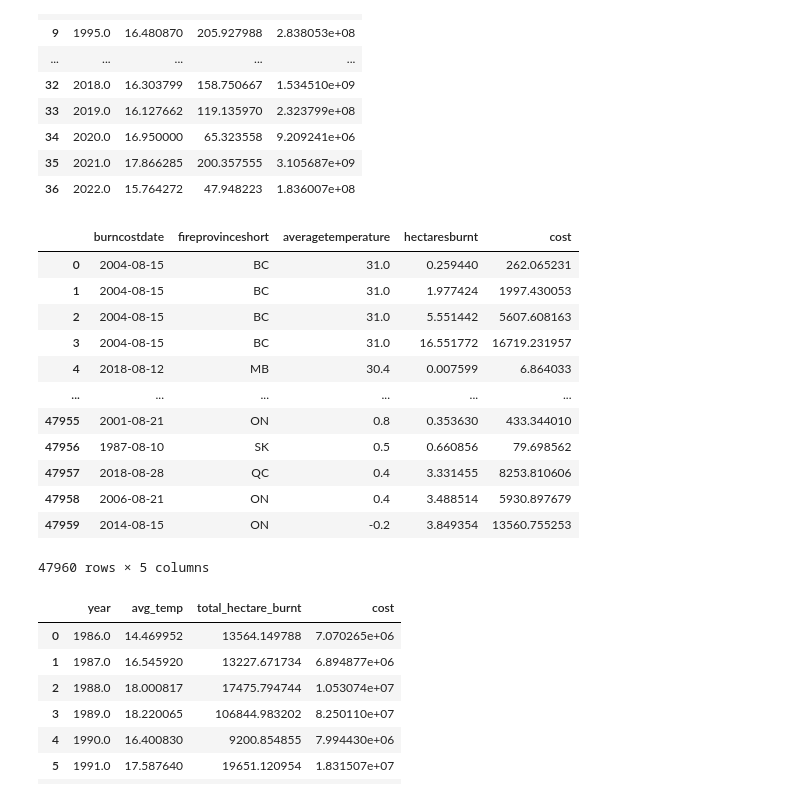
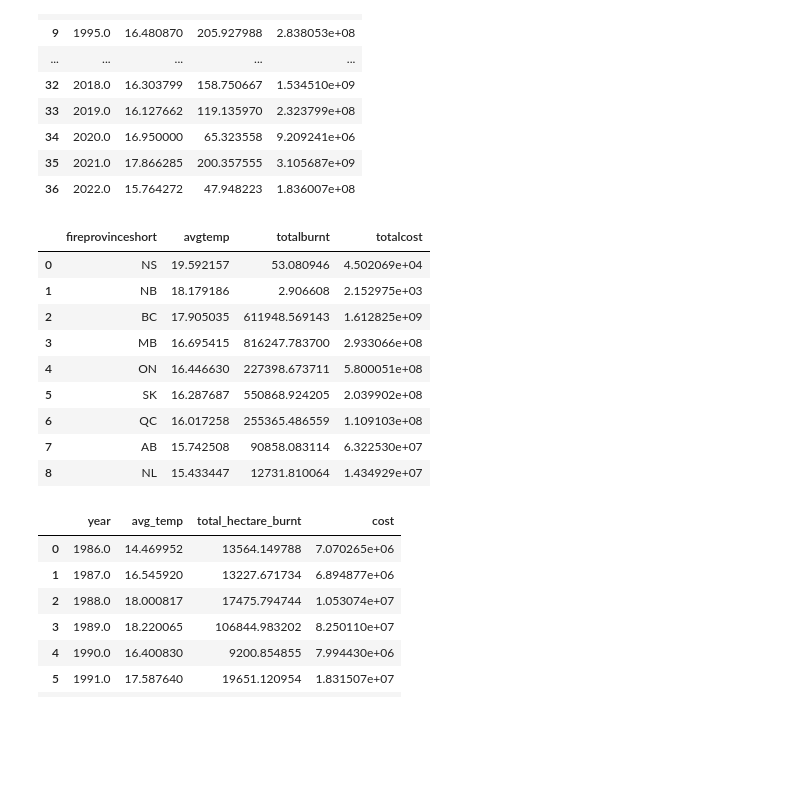
Before and after one commit to jkszan/Data-Science-Term-Project, a Jupyter notebook: OLAP-Dashboard/olap.ipynb, the cells around one changed output. Saved outputs shown, nothing was run; the diff lists cells and outputs as text; code cells hidden in the pictures; blank space fills up the shorter version.

```diff
--- a/OLAP-Dashboard/olap.ipynb
+++ b/OLAP-Dashboard/olap.ipynb
@@ -227,26 +227,23 @@ data
 | 35 | 2021.0 | 17.866285 | 200.357555 | 3.105687e+09 |
 | 36 | 2022.0 | 15.764272 | 47.948223 | 1.836007e+08 |
 # %%
-comb3_query = f"""SELECT burncostdate,fireprovinceshort,averagetemperature,hectaresburnt,cost FROM dailyburncost \
-    WHERE averagetemperature IS NOT NULL AND EXTRACT(MONTH FROM burncostdate)=8 ORDER BY averagetemperature DESC"""
+comb3_query = f"""SELECT fireprovinceshort, AVG(averagetemperature) as avgtemp ,SUM(hectaresburnt) as totalburnt,SUM(cost) as totalcost FROM dailyburncost \
+    WHERE EXTRACT(MONTH FROM burncostdate)=8 GROUP BY fireprovinceshort ORDER BY avgtemp DESC"""
 
 
 data = sqlio.read_sql_query(comb3_query,con=connection)
 data
 # %% [output]
-|  | burncostdate | fireprovinceshort | averagetemperature | hectaresburnt | cost |
-| 0 | 2004-08-15 | BC | 31.0 | 0.259440 | 262.065231 |
-| 1 | 2004-08-15 | BC | 31.0 | 1.977424 | 1997.430053 |
-| 2 | 2004-08-15 | BC | 31.0 | 5.551442 | 5607.608163 |
-| 3 | 2004-08-15 | BC | 31.0 | 16.551772 | 16719.231957 |
-| 4 | 2018-08-12 | MB | 30.4 | 0.007599 | 6.864033 |
-| ... | ... | ... | ... | ... | ... |
-| 47955 | 2001-08-21 | ON | 0.8 | 0.353630 | 433.344010 |
-| 47956 | 1987-08-10 | SK | 0.5 | 0.660856 | 79.698562 |
-| 47957 | 2018-08-28 | QC | 0.4 | 3.331455 | 8253.810606 |
-| 47958 | 2006-08-21 | ON | 0.4 | 3.488514 | 5930.897679 |
-| 47959 | 2014-08-15 | ON | -0.2 | 3.849354 | 13560.755253 |
+|  | fireprovinceshort | avgtemp | totalburnt | totalcost |
+| 0 | NS | 19.592157 | 53.080946 | 4.502069e+04 |
+| 1 | NB | 18.179186 | 2.906608 | 2.152975e+03 |
+| 2 | BC | 17.905035 | 611948.569143 | 1.612825e+09 |
+| 3 | MB | 16.695415 | 816247.783700 | 2.933066e+08 |
+| 4 | ON | 16.446630 | 227398.673711 | 5.800051e+08 |
+| 5 | SK | 16.287687 | 550868.924205 | 2.039902e+08 |
+| 6 | QC | 16.017258 | 255365.486559 | 1.109103e+08 |
+| 7 | AB | 15.742508 | 90858.083114 | 6.322530e+07 |
+| 8 | NL | 15.433447 | 12731.810064 | 1.434929e+07 |
-47960 rows × 5 columns
 # %%
 comb4_query = f"""SELECT EXTRACT(YEAR FROM burncostdate) as year, AVG(averagetemperature) as avg_temp,SUM(hectaresburnt) as total_hectare_burnt,SUM(cost) as cost FROM \
     (SELECT * FROM dailyburncost WHERE EXTRACT(MONTH FROM burncostdate)=6 OR EXTRACT(MONTH FROM burncostdate)=7 OR EXTRACT(MONTH FROM burncostdate)=8 )\
```
Also changed, not shown: parts of 1 cell of this notebook, 1 other file.
